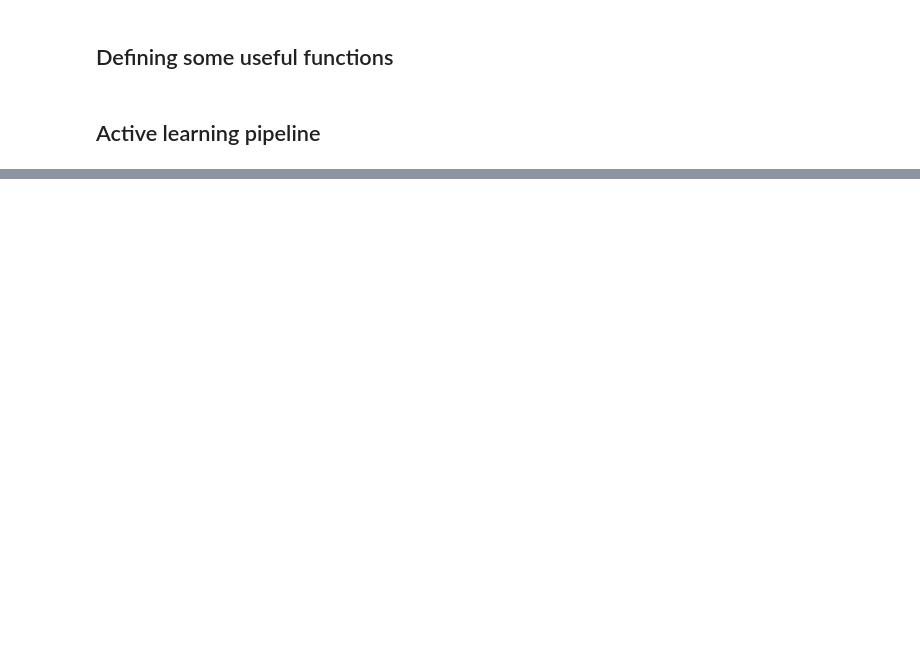
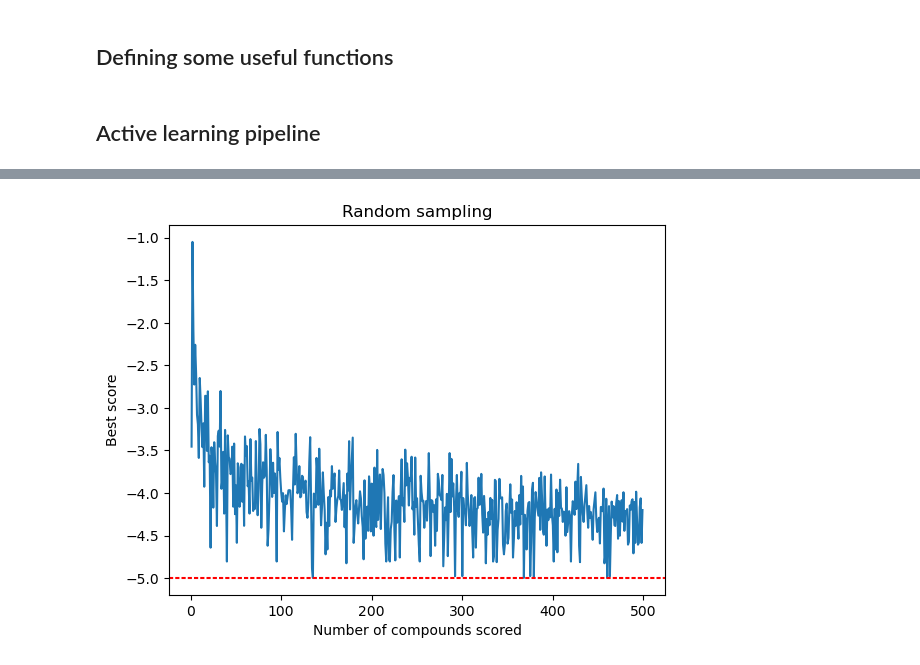
Before and after one commit to jonswain/active-learning, a Jupyter notebook: active_learning.ipynb, the cells around one changed output, grey strips where cells are left out. Drawn from its saved outputs; the diff is of its cells as text; code cells hidden in the pictures; blank space fills up the shorter version.

```diff
--- a/active_learning.ipynb
+++ b/active_learning.ipynb
@@ -215,0 +356,17 @@ library.sort_values("slow_scores", ascending=False).head(10)
+# %%
+rands = []
+rng = range(1, 500)
+for x in rng:
+    random_max = library.sample(x).true_scores.min()
+    rands.append(random_max)
+
+ax = sns.lineplot(y=rands, x=rng)
+ax.set(
+    xlabel="Number of compounds scored",
+    ylabel="Best score",
+    title="Random sampling",
+)
+ax.axhline(library.true_scores.min(), color="red", dashes=[2, 1])
+plt.show()
+# %% [output]
+[figure, added]
```
Also changed, not shown: parts of 10 cells of this notebook.
